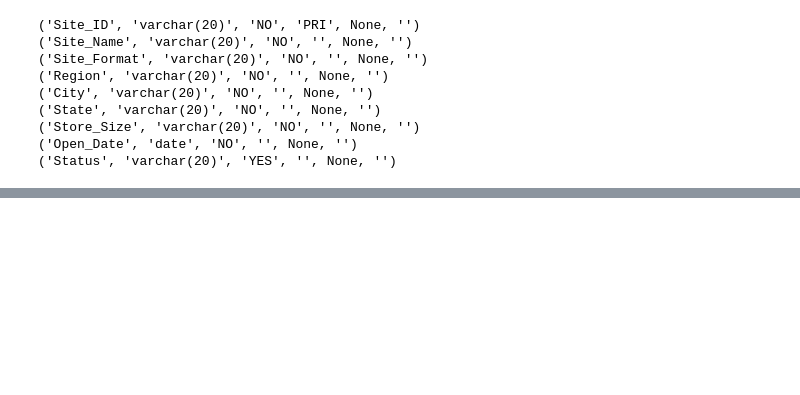
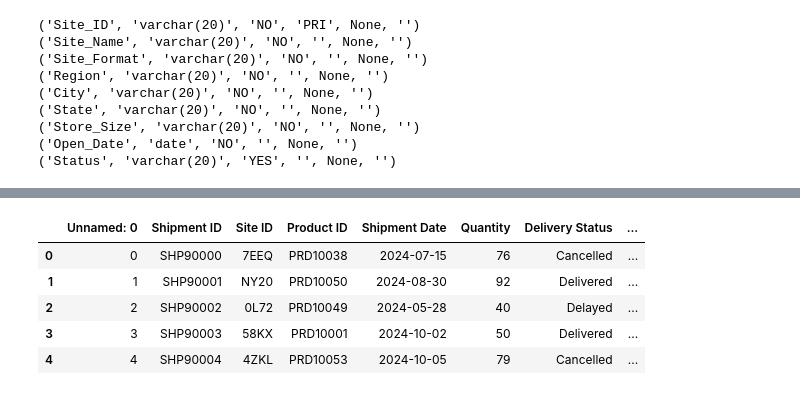
Before and after one commit to jayashreebaskaran21-glitch/Retail-Analytics-Project, a Jupyter notebook: 10_Notebooks/02_SQL_Connection.ipynb, the cells around one changed output, grey strips where cells are left out. Cells and saved outputs as stored; diff of their text form; code cells hidden in the pictures; blank space fills up the shorter version.

Commit message:
all data created in sql

```diff
--- a/10_Notebooks/02_SQL_Connection.ipynb
+++ b/10_Notebooks/02_SQL_Connection.ipynb
@@ -298,0 +362,10 @@ for row in cursor.fetchall():
+# %%
+Logisitics=pd.read_csv(r"C:\Users\ADMIN\Desktop\Retail_Analytics_Project\03_Cleaned_Data\Logistics_Data_Cleaned.csv")
+Logisitics.head()
+# %% [output]
+|  | Unnamed: 0 | Shipment ID | Site ID | Product ID | Shipment Date | Quantity | Delivery Status | ... |
+| 0 | 0 | SHP90000 | 7EEQ | PRD10038 | 2024-07-15 | 76 | Cancelled | ... |
+| 1 | 1 | SHP90001 | NY20 | PRD10050 | 2024-08-30 | 92 | Delivered | ... |
+| 2 | 2 | SHP90002 | 0L72 | PRD10049 | 2024-05-28 | 40 | Delayed | ... |
+| 3 | 3 | SHP90003 | 58KX | PRD10001 | 2024-10-02 | 50 | Delivered | ... |
+| 4 | 4 | SHP90004 | 4ZKL | PRD10053 | 2024-10-05 | 79 | Cancelled | ... |
```
Also changed, not shown: parts of 41 cells of this notebook.
